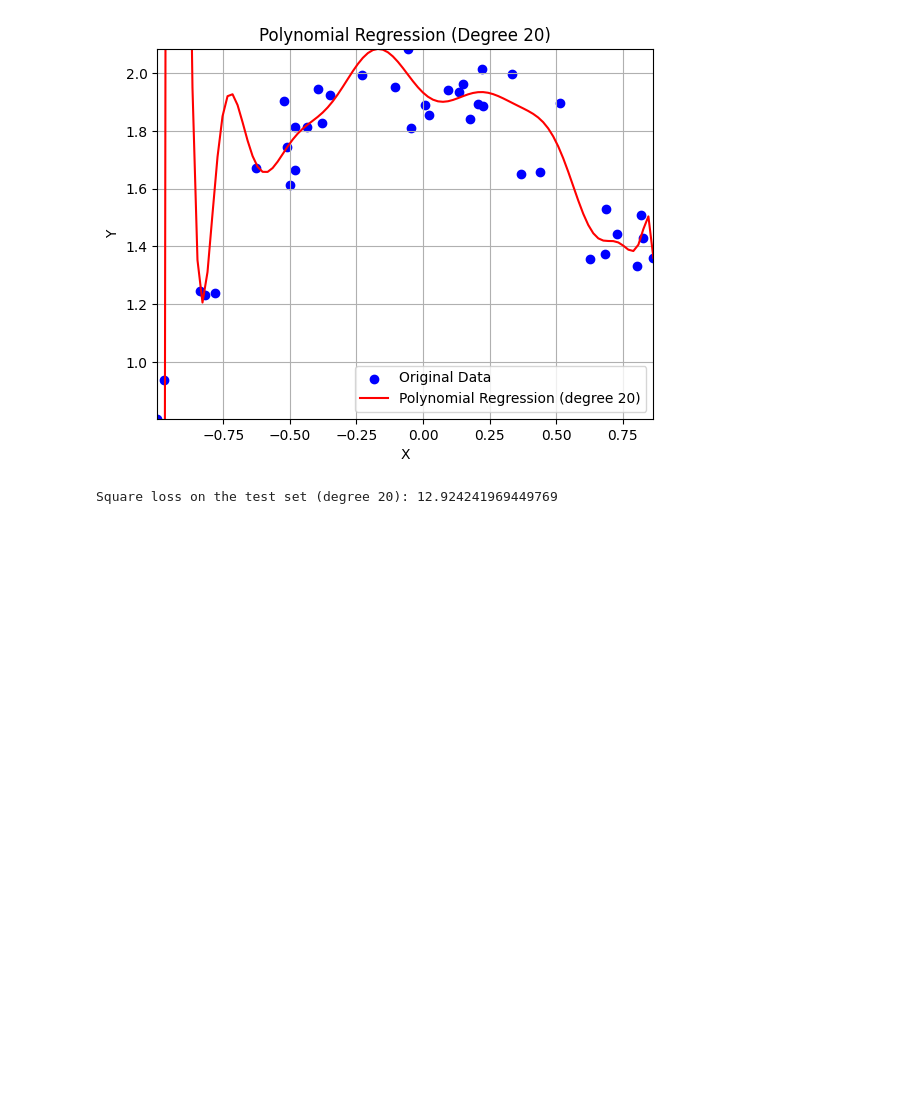
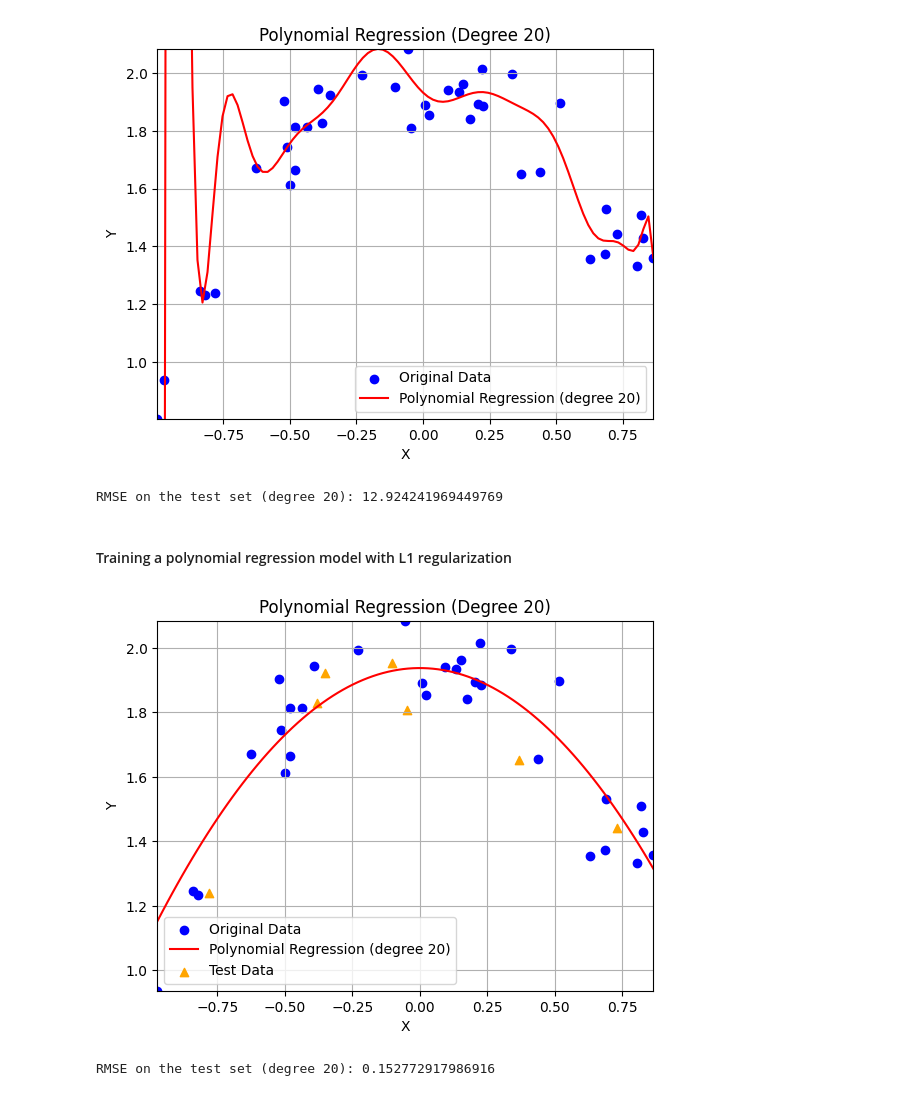
Before and after one commit to JayZeus999/Math-For-ML, a Jupyter notebook: Grokking-ML/Polynomial_regression_regularization.ipynb, the cells around one changed output. Cells and saved outputs as stored; diff of their text form; code cells hidden in the pictures; blank space fills up the shorter version.

Commit message:
Calculate & compare RMSE with & without L1 regularization

```diff
--- a/Grokking-ML/Polynomial_regression_regularization.ipynb
+++ b/Grokking-ML/Polynomial_regression_regularization.ipynb
@@ -17,18 +17,18 @@ from sklearn.metrics import mean_squared_error
 # %% [markdown]
 Plotting the polynomial $-x^2+2$
 # %%
-coefs = [2, 0, -1]
+# Our original polynomial is -x^2+2
+coefs = [2,0,-1]
 
 def polynomial(coefs, x):
     n = len(coefs)
-    return sum([coefs[i] * (x ** i) for i in range(n)]) # 2 + 0x + (-1)x^2
+    return sum([coefs[i]*x**i for i in range(n)])   # 2 + 0x + (-1)x^2
 
 def draw_polynomial(coefs):
     n = len(coefs)
     x = np.linspace(-1, 1, 1000)
-    #plt.ylim(0, 3)
-
-    plt.plot(x, sum([coefs[i] * (x ** i) for i in range(n)]), linestyle="-", color="black")
+    #plt.ylim(0,3)
+    plt.plot(x, sum([coefs[i]*x**i for i in range(n)]), linestyle='-', color='black')
 
 draw_polynomial(coefs)
 # %% [output]
@@ -213,6 +215,20 @@ def evaluate_model(model, X_test, Y_test, degree):
     return rmse
 # %%
 square_loss_no_reg = evaluate_model(model_no_reg, X_test, Y_test, degree_used)
-print(f"Square loss on the test set (degree {degree_used}): {square_loss_no_reg}")
+print(f"RMSE on the test set (degree {degree_used}): {square_loss_no_reg}")
 # %% [output]
-Square loss on the test set (degree 20): 12.924241969449769
+RMSE on the test set (degree 20): 12.924241969449769
+# %% [markdown]
+#### Training a polynomial regression model with L1 regularization
+# %%
+l1_penalty = 0.01
+
+model_L1_reg = train_polynomial_regression(X_train, Y_train, degree_used, "L1", l1_penalty)
+plot_polynomial_regression(model_L1_reg, X_train, Y_train, degree_used, X_test, Y_test)
+# %% [output]
+[figure, added]
+# %%
+square_loss_L1_reg = evaluate_model(model_L1_reg, X_test, Y_test, degree_used)
+print(f"RMSE on the test set (degree {degree_used}): {square_loss_L1_reg}")
+# %% [output]
+RMSE on the test set (degree 20): 0.152772917986916
```
Also changed, not shown: parts of 7 cells of this notebook.
